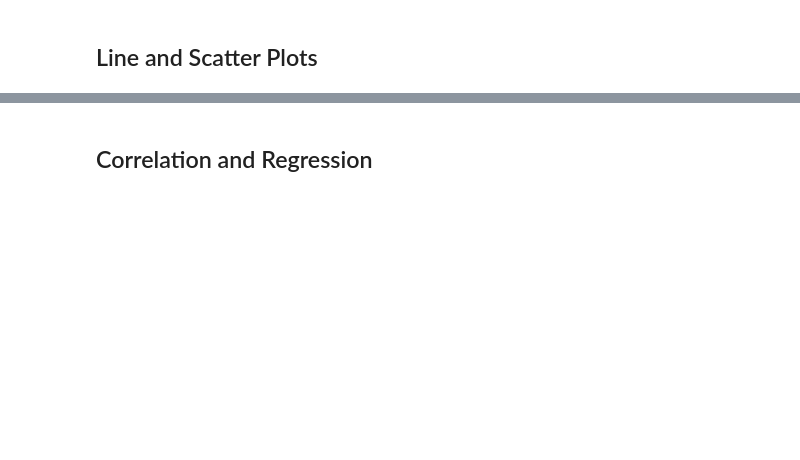
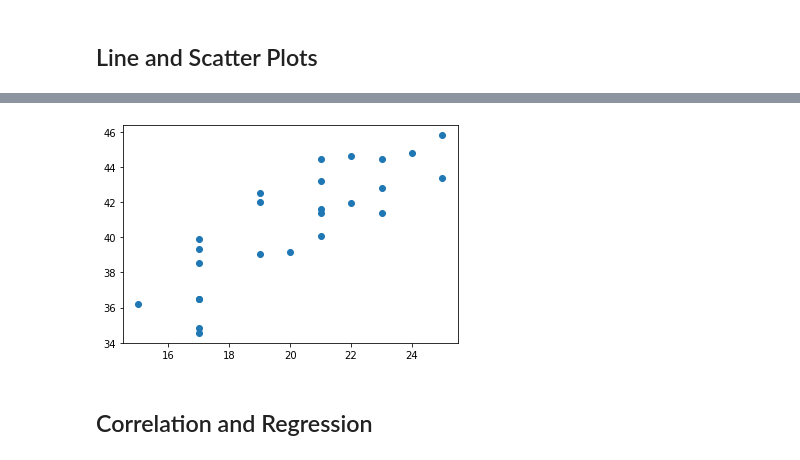
Before and after one commit to jmahon22/matplotlib_challenge, a Jupyter notebook: Instructions/Pymaceuticals/pymaceuticals_starter.ipynb, the cells around one changed output, grey strips where cells are left out. Drawn from its saved outputs; the diff is of its cells as text; code cells hidden in the pictures; blank space fills up the shorter version.

```diff
--- a/Instructions/Pymaceuticals/pymaceuticals_starter.ipynb
+++ b/Instructions/Pymaceuticals/pymaceuticals_starter.ipynb
@@ -242,5 +328,15 @@ Values above 87.66645829999999 for Ceftamin could be outliers
 # %%
 # Generate a scatter plot of average tumor volume vs. mouse weight for the Capomulin regimen
+capomulin_df = clean_df.loc[clean_df["Drug Regimen"] == "Capomulin"]
+capomulin_df_average= capomulin_df.groupby(["Mouse ID"]).mean()
+
+plt.scatter(capomulin_df_average["Weight (g)"], capomulin_df_average["Tumor Volume (mm3)"])
+plt.show()
+#set x & y limits
+#plt.xlim(0,100)
+#plt.ylim(0,100)
+# %% [output]
+[figure, added]
 # %% [markdown]
 ## Correlation and Regression
 # %%
```
Also changed, not shown: parts of 7 cells of this notebook.
